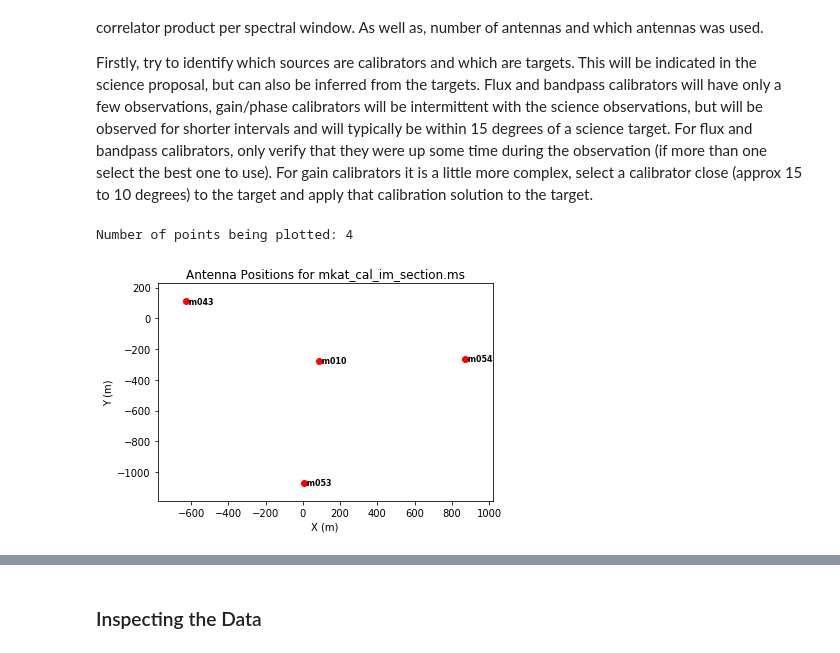
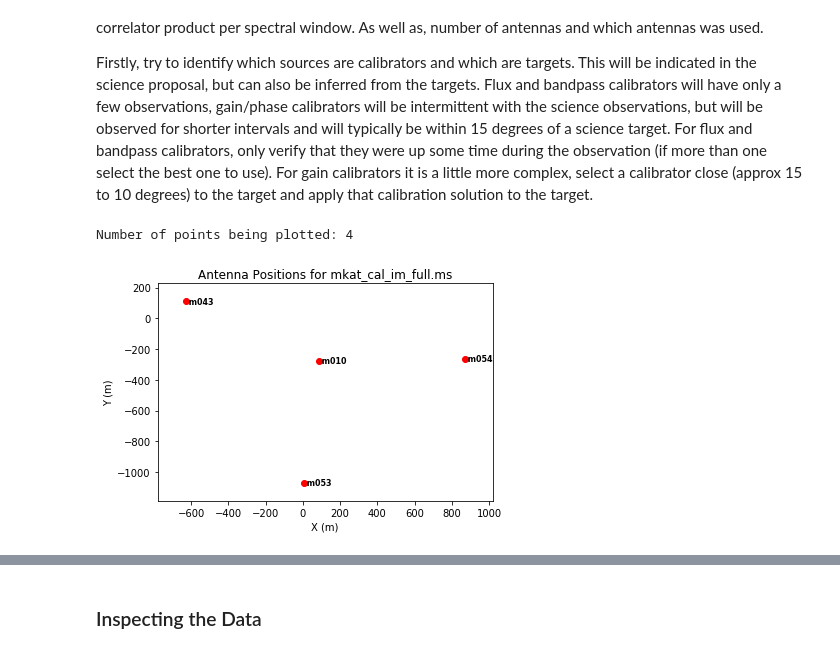
Before and after one commit to ska-sa/MeerKAT-Cookbook, a Jupyter notebook: casa/img_calibration.ipynb, the cells around one changed output, grey strips where cells are left out. Cells and saved outputs as stored; diff of their text form; code cells hidden in the pictures.

Commit message:
devel commits to get on docker image

```diff
--- a/casa/img_calibration.ipynb
+++ b/casa/img_calibration.ipynb
@@ -29,7 +19,8 @@ POLARIZATION/      table.f2          table.f6_TSM0
 # %% [markdown]
 It is customary to refer to CASA measurement sets as "files" with a ".ms" extension
 # %%
-msfile='../example-data/mkat_cal_im_section.ms'
+msfile='../../example-data/mkat_cal_im_full.ms'
+prefix='../../example-data/mkat_cal_im_full'
 # %% [markdown]
 Use the `tasklist` command to list available CASA functions.
 # %%
@@ -87,9 +40,7 @@ Firstly, try to identify which sources are calibrators and which are targets. Th
 # %%
 # antenna positions
 plotants(vis=msfile)
-
-ref_ant = 'm010'
 # %% [output]
 Number of points being plotted: 4
-[figure, old version]
+[figure, new version]
 [interactive output not drawn]
```
Also changed, not shown: parts of 35 cells of this notebook, 1 other file.
